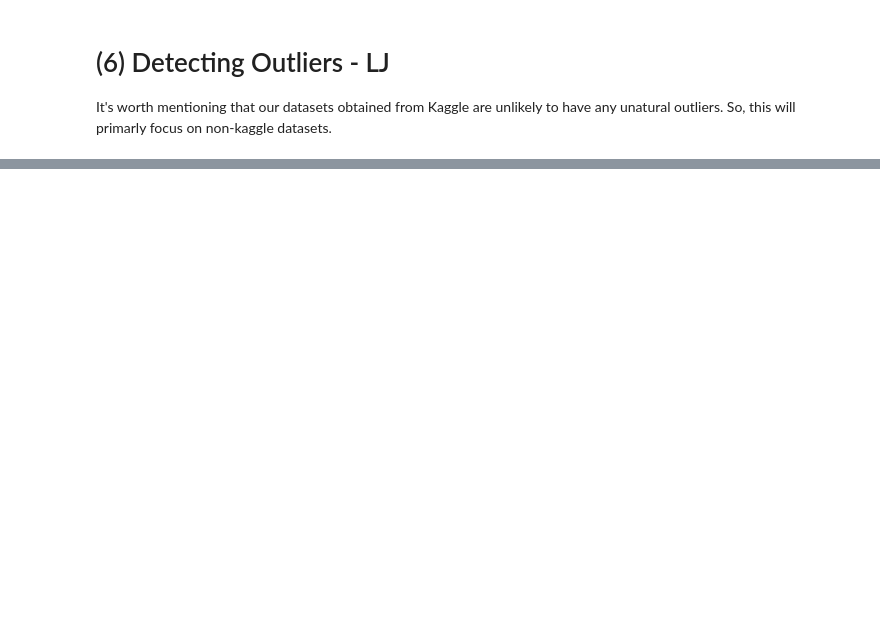
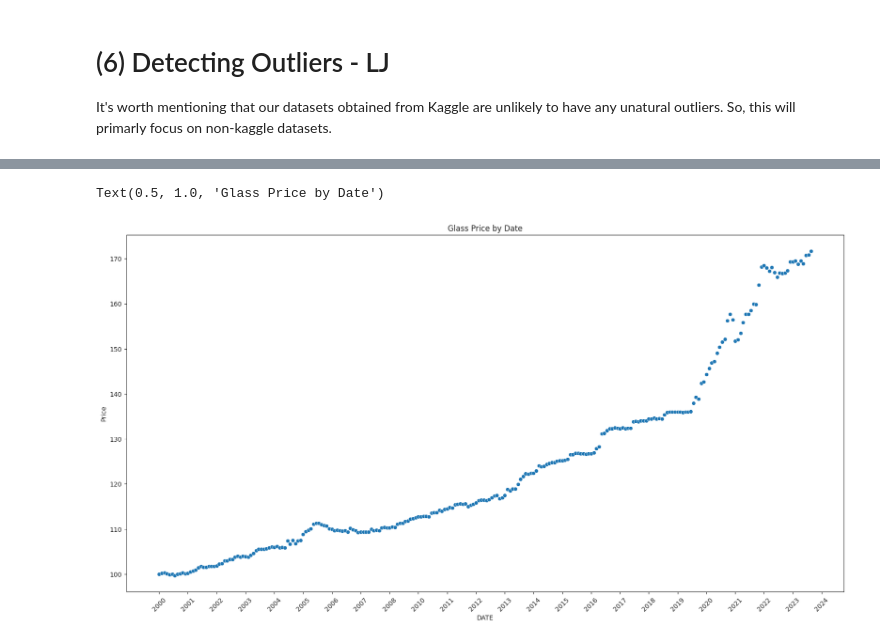
Before and after one commit to baschoff/Data-Science-Project, a Jupyter notebook: Exploration.ipynb, the cells around one changed output, grey strips where cells are left out. Cells and saved outputs as stored; diff of their text form; code cells hidden in the pictures; blank space fills up the shorter version.

```diff
--- a/Exploration.ipynb
+++ b/Exploration.ipynb
@@ -1016,0 +784,9 @@ sns.scatterplot(StickyPrice, x = StickyPrice.columns[0], y = StickyPrice.columns
+# %%
+plt.figure(figsize=(20,10))
+plt.xticks(rotation=45,ticks = [0, 11, 22, 33, 44, 55, 66, 77, 88, 99, 110, 121, 132, 143, 154, 165, 176, 187, 198, 209, 220, 231, 242, 253, 264],
+           labels = ["2000", "2001", "2002", "2003", "2004", "2005", "2006", "2007", "2008", "2010", "2011", "2012", "2013", "2014", "2015", "2016", "2017", "2018", "2019", "2020", "2021", "2022", "2023", "2024", "2025"])
+sns.scatterplot(PPI_Glass, x = PPI_Glass.columns[0], y = PPI_Glass.columns[1])
+plt.title('Glass Price by Date')
+# %% [output]
+Text(0.5, 1.0, 'Glass Price by Date')
+[figure, added]
```
Also changed, not shown: parts of 104 cells of this notebook.
